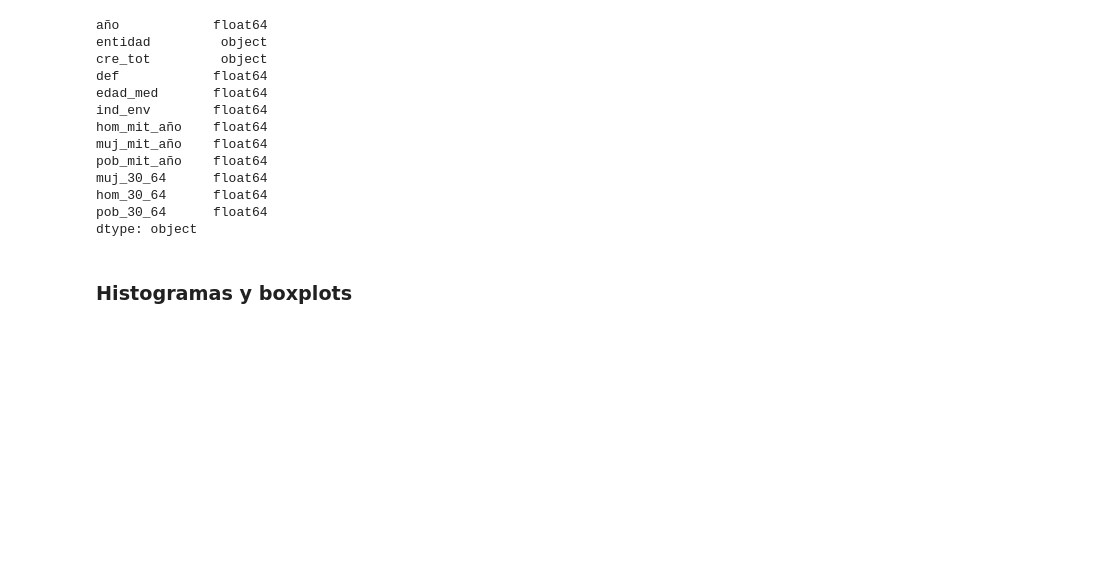
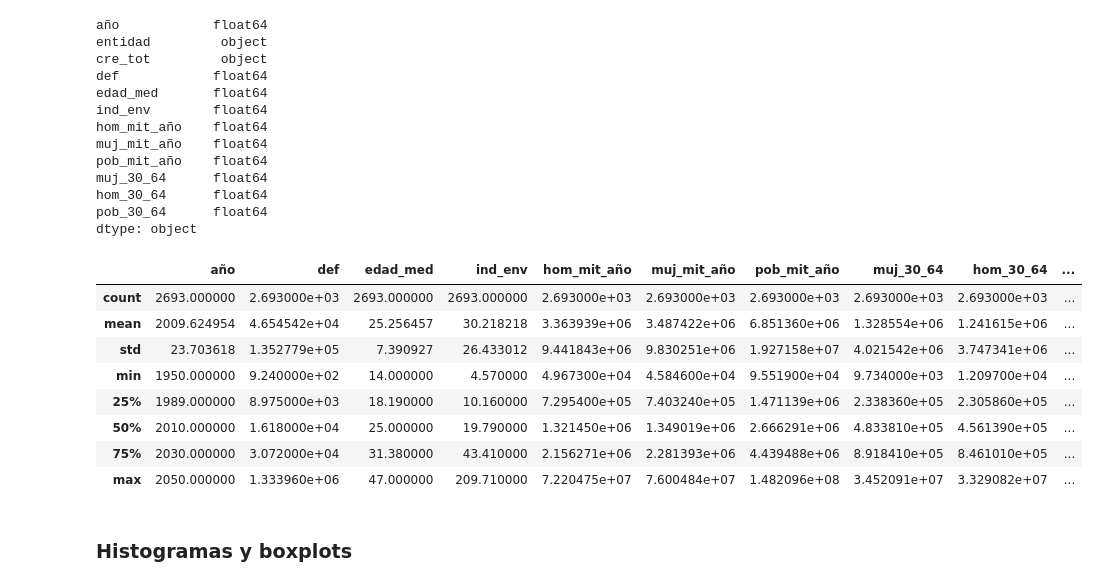
Before and after one commit to m-durand/propedeutico_python, a Jupyter notebook: notebooks/6_eda_geda.ipynb, the cells around one changed output. Cells and saved outputs as stored; diff of their text form; code cells hidden in the pictures; blank space fills up the shorter version.

```diff
--- a/notebooks/6_eda_geda.ipynb
+++ b/notebooks/6_eda_geda.ipynb
@@ -201,6 +201,18 @@ muj_30_64      float64
 hom_30_64      float64
 pob_30_64      float64
 dtype: object
+# %%
+df.describe()
+# %% [output]
+|  | año | def | edad_med | ind_env | hom_mit_año | muj_mit_año | pob_mit_año | muj_30_64 | hom_30_64 | ... |
+| count | 2693.000000 | 2.693000e+03 | 2693.000000 | 2693.000000 | 2.693000e+03 | 2.693000e+03 | 2.693000e+03 | 2.693000e+03 | 2.693000e+03 | ... |
+| mean | 2009.624954 | 4.654542e+04 | 25.256457 | 30.218218 | 3.363939e+06 | 3.487422e+06 | 6.851360e+06 | 1.328554e+06 | 1.241615e+06 | ... |
+| std | 23.703618 | 1.352779e+05 | 7.390927 | 26.433012 | 9.441843e+06 | 9.830251e+06 | 1.927158e+07 | 4.021542e+06 | 3.747341e+06 | ... |
+| min | 1950.000000 | 9.240000e+02 | 14.000000 | 4.570000 | 4.967300e+04 | 4.584600e+04 | 9.551900e+04 | 9.734000e+03 | 1.209700e+04 | ... |
+| 25% | 1989.000000 | 8.975000e+03 | 18.190000 | 10.160000 | 7.295400e+05 | 7.403240e+05 | 1.471139e+06 | 2.338360e+05 | 2.305860e+05 | ... |
+| 50% | 2010.000000 | 1.618000e+04 | 25.000000 | 19.790000 | 1.321450e+06 | 1.349019e+06 | 2.666291e+06 | 4.833810e+05 | 4.561390e+05 | ... |
+| 75% | 2030.000000 | 3.072000e+04 | 31.380000 | 43.410000 | 2.156271e+06 | 2.281393e+06 | 4.439488e+06 | 8.918410e+05 | 8.461010e+05 | ... |
+| max | 2050.000000 | 1.333960e+06 | 47.000000 | 209.710000 | 7.220475e+07 | 7.600484e+07 | 1.482096e+08 | 3.452091e+07 | 3.329082e+07 | ... |
 # %% [markdown]
 ### Histogramas y boxplots
 # %%
```
Also changed, not shown: parts of 4 cells of this notebook, 1 other file.
